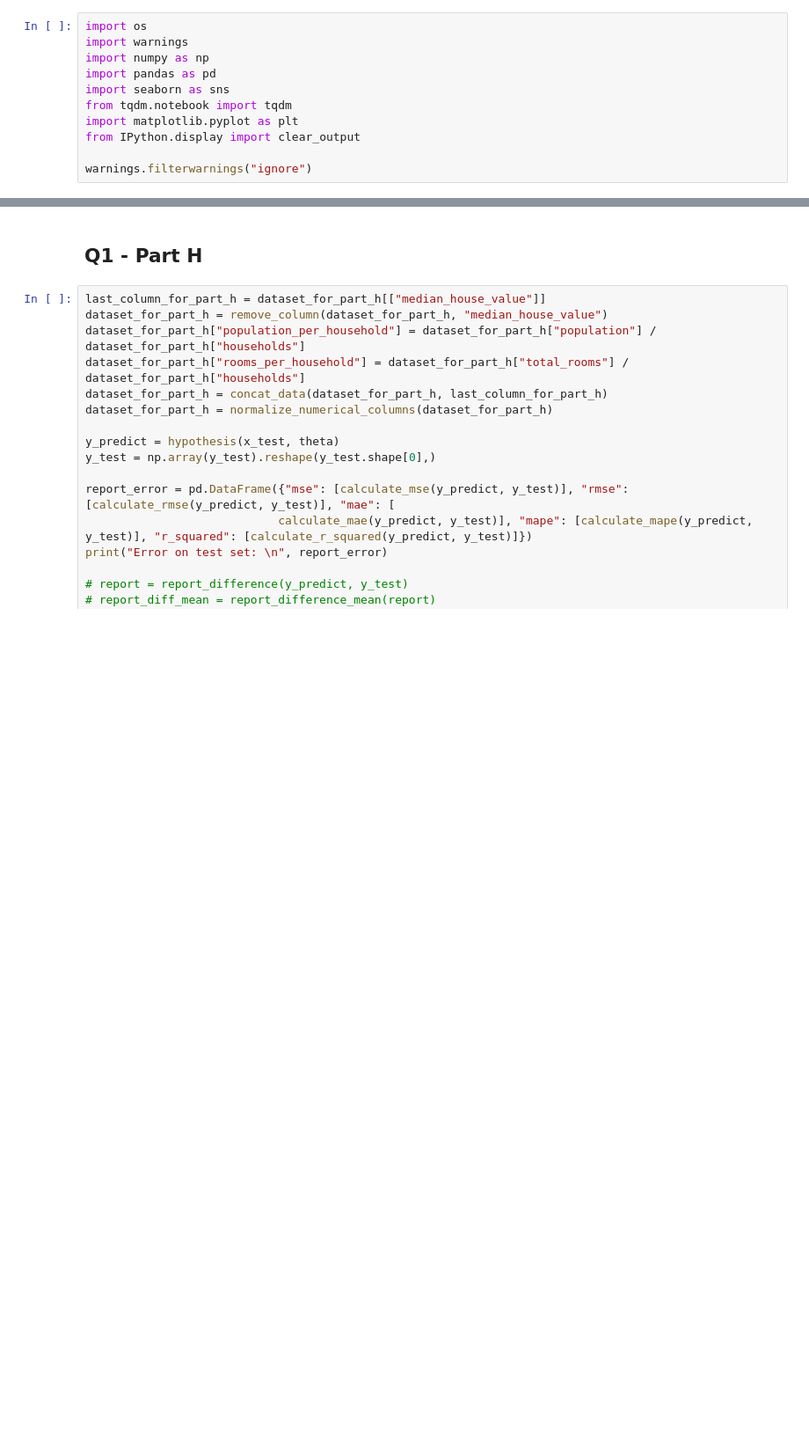
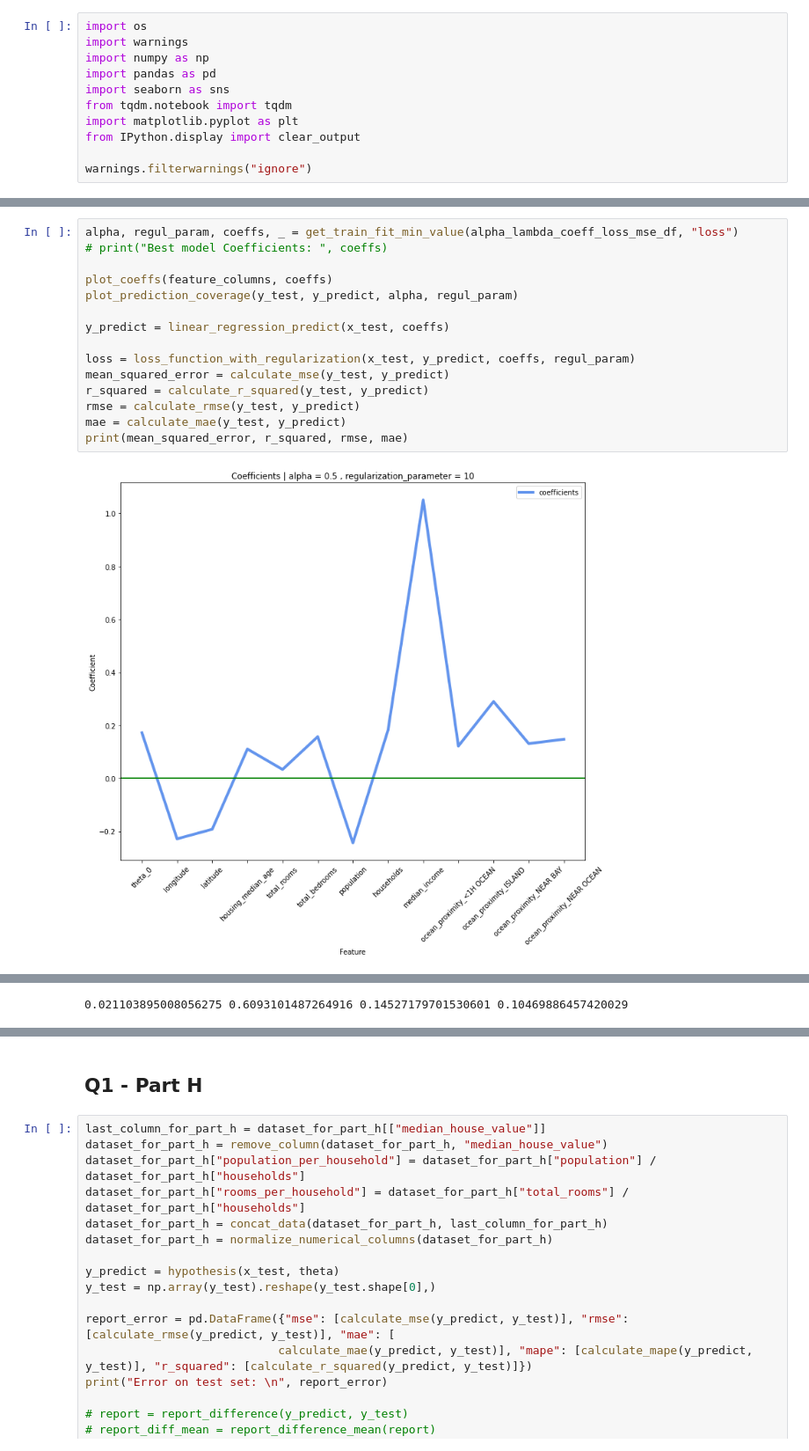
Before and after one commit to a-m-kyp/ML-HW, a Jupyter notebook: HW#2.ipynb, the cells around one changed output, grey strips where cells are left out. Shown at 88% size. Cells and saved outputs as stored; diff of their text form; blank space fills up the shorter version.

Commit message:
Update functions

```diff
--- a/HW#2.ipynb
+++ b/HW#2.ipynb
@@ -497,0 +460,17 @@ print("[Done ☑]")
+# %%
+alpha, regul_param, coeffs, _ = get_train_fit_min_value(alpha_lambda_coeff_loss_mse_df, "loss")
+# print("Best model Coefficients: ", coeffs)
+
+plot_coeffs(feature_columns, coeffs)
+plot_prediction_coverage(y_test, y_predict, alpha, regul_param)
+
+y_predict = linear_regression_predict(x_test, coeffs)
+
+loss = loss_function_with_regularization(x_test, y_predict, coeffs, regul_param)
+mean_squared_error = calculate_mse(y_test, y_predict)
+r_squared = calculate_r_squared(y_test, y_predict)
+rmse = calculate_rmse(y_test, y_predict)
+mae = calculate_mae(y_test, y_predict)
+print(mean_squared_error, r_squared, rmse, mae)
+# %% [output]
+[figure, added]
@@ -497,0 +478 @@ print("[Done ☑]")
+0.021103895008056275 0.6093101487264916 0.14527179701530601 0.10469886457420029
```
Also changed, not shown: parts of 10 cells of this notebook.
